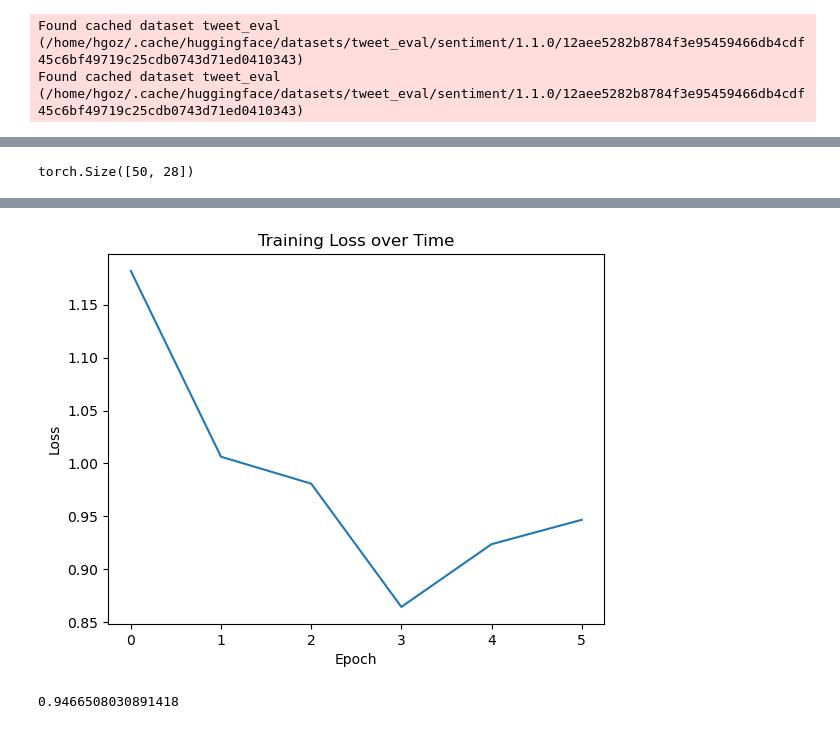
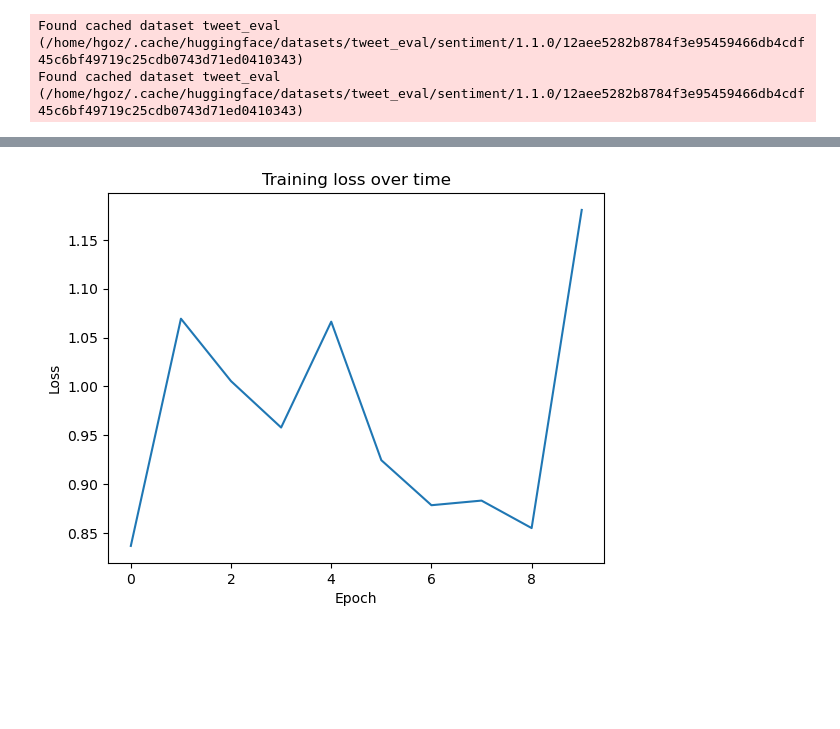
Before and after one commit to HassanAlgoz/transformer, a Jupyter notebook: sentiment.ipynb, the cells around one changed output, grey strips where cells are left out. Saved outputs shown, nothing was run; the diff lists cells and outputs as text; code cells hidden in the pictures; blank space fills up the shorter version.

Commit message:
10 epochs, 20 heads, 3 hidden layers

```diff
--- a/sentiment.ipynb
+++ b/sentiment.ipynb
@@ -215,7 +207,7 @@ for text in dataset_train['text']:
         if w in embeddings_kv:
             l.append(embeddings_kv.key_to_index[w])
     # PAD using dots
-    for i in range(max_length - len(l)):
+    for i in range(max_length_train - len(l)):
         l.append(embeddings_kv.key_to_index['.'])
     train_inputs.append(l)
 torch.tensor(train_inputs[:3]).shape
@@ -229,7 +221,7 @@ for text in dataset_test['text']:
         if w in embeddings_kv:
             l.append(embeddings_kv.key_to_index[w])
     # PAD using dots
-    for i in range(max_length - len(l)):
+    for i in range(max_length_train - len(l)):
         l.append(embeddings_kv.key_to_index['.'])
     test_inputs.append(l)
 torch.tensor(test_inputs[:3]).shape
@@ -251,49 +230,70 @@ train_y = dataset_train['label'].to(device)
+# %%
+from torch.utils.data import Dataset, DataLoader
+
+class TweetDataset(Dataset):
+    def __init__(self, x, y):
+        self.x = x
+        self.y = y
+
+    def __len__(self):
+        return len(self.x)
+
+    def __getitem__(self, index):
+        return self.x[index], self.y[index]
 # %%
-model = MyEncoder(max_length, 4, 3).to(device)
+model = MyTransformer(max_length_train, 20, 3, 3).to(device)
 # model.load_state_dict(torch.load('model.pt'))
+
 loss_fn = torch.nn.CrossEntropyLoss()
 optimizer = torch.optim.Adam(model.parameters(), lr=0.001)
 # %%
 train_losses = []
 epochs = []
-# %%
-train_X.shape
-# %% [output]
-torch.Size([50, 28])
 # %%
-num_epochs = 20
+batch_size = 32
+train_loader = DataLoader(TweetDataset(torch.tensor(train_inputs), dataset_train['label']), batch_size=batch_size, shuffle=True)
+test_loader = DataLoader(TweetDataset(torch.tensor(test_inputs), dataset_test['label']), batch_size=batch_size, shuffle=True)
+
+num_epochs = 10
 
 model.train()
 for epoch in range(num_epochs):
+    for i, batch in enumerate(train_loader):
+        x, y = batch[0].to(device), batch[1].to(device)
+        # Forward pass: compute predicted y by passing x to the model.
+        output = model(x)
 
-    # Forward pass: compute predicted y by passing x to the model.
-    output = model(train_X)
+        # Calculate the loss
+        loss = loss_fn(output, y)
 
-    # Calculate the loss
-    loss = loss_fn(output, train_y)
+        # Before the backward pass, use the optimizer object to zero all of the
+        # gradients for the Tensors it will update (which are the learnable weights
+        # of the model)
+        optimizer.zero_grad()
 
-    # Before the backward pass, use the optimizer object to zero all of the
-    # gradients for the Tensors it will update (which are the learnable weights
-    # of the model)
-    optimizer.zero_grad()
+        # Backward pass: compute gradient of the loss with respect to model parameters
+        loss.backward()
 
-    # Backward pass: compute gradient of the loss with respect to model parameters
-    loss.backward()
+        # Calling the step function on an Optimizer makes an update to its parameters
+        optimizer.step()
 
-    # Calling the step function on an Optimizer makes an update to its parameters
-    optimizer.step()
+        # Print batch number
+        if i % 100 == 0:
+            print(f"Batch {i}")
 
+    print(loss.item())
     # Record loss and epoch values
-    if (epoch + 1) % 5 == 0:
-        train_losses.append(loss.item())
-        epochs.append(epoch)
-        torch.save(model.state_dict(), 'model.pt')
+    # if (epoch + 1) % 2 == 0:
+    train_losses.append(loss.item())
+    epochs.append(epoch)
+    torch.save(model.state_dict(), 'model.pt')
+
+
 
 import matplotlib.pyplot as plt
-plt.plot(torch.arange(0, len(epochs), 1), train_losses, 1)
-plt.title('Training Loss over Time')
+plt.plot(torch.arange(0, len(epochs), 1), train_losses, 1, label="Loss")
+plt.title('Training loss over time')
 plt.xlabel('Epoch')
 plt.ylabel('Loss')
 plt.show()
-print(train_losses[-1])
 # %% [output]
@@ -300,3 +317,2 @@ print(train_losses[-1])
-[figure, old version]
+[figure, new version]
-0.9466508030891418
 # %%
```
Also changed, not shown: parts of 20 cells of this notebook.
